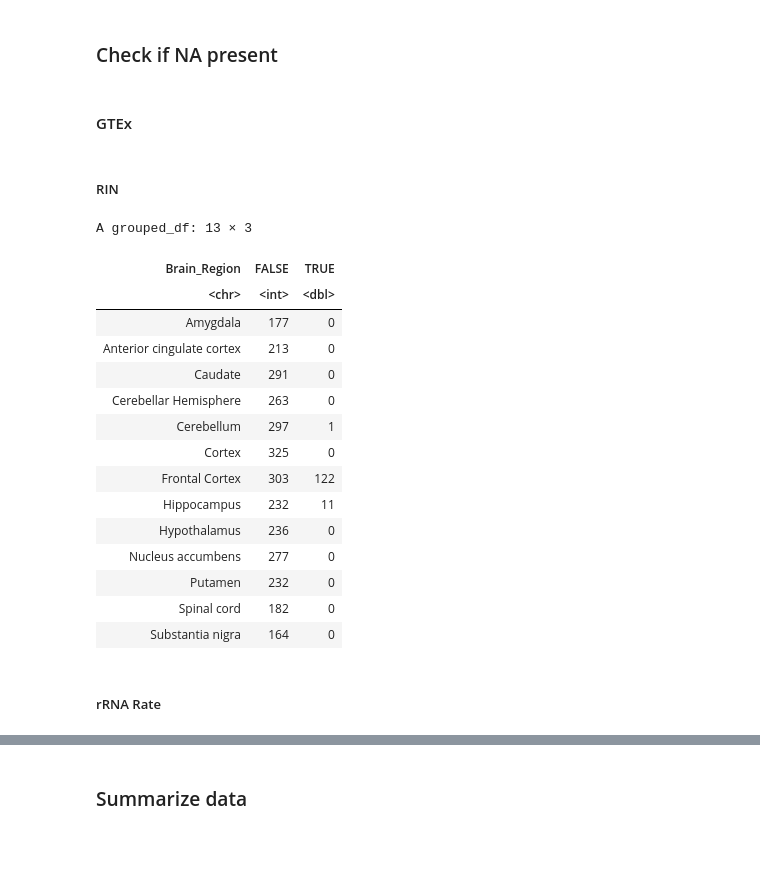
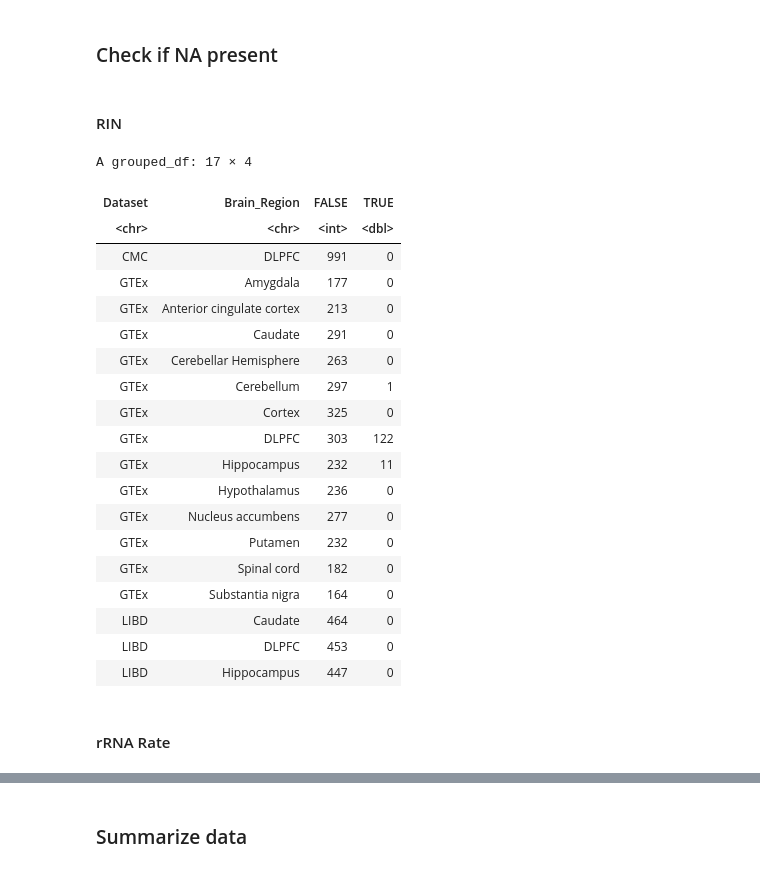
Before and after one commit to LieberInstitute/BrainSeqPhase3Caudate, a Jupyter notebook: quality_control/public_data_comparison/_h/main.ipynb, the cells around one changed output, grey strips where cells are left out. Drawn from its saved outputs; the diff is of its cells as text; code cells hidden in the pictures; blank space fills up the shorter version.

Commit message:
updated to combine datasets for NA check

```diff
--- a/quality_control/public_data_comparison/_h/main.ipynb
+++ b/quality_control/public_data_comparison/_h/main.ipynb
@@ -157,30 +157,32 @@ df$Brain_Region %>% unique
 # %% [markdown]
 ### Check if NA present
 # %% [markdown]
-#### GTEx
+#### RIN
-# %% [markdown]
-##### RIN
 # %%
-gtex %>% group_by(Brain_Region) %>% count(is.na(RIN)) %>%
+df %>% group_by(Dataset, Brain_Region) %>% count(is.na(RIN)) %>%
     pivot_wider(names_from=`is.na(RIN)`, values_from="n") %>%
     mutate("TRUE"=replace_na(`TRUE`,0))
 # %% [output]
-A grouped_df: 13 × 3
+A grouped_df: 17 × 4
-| Brain_Region | FALSE | TRUE |
-| <chr> | <int> | <dbl> |
-| Amygdala | 177 | 0 |
-| Anterior cingulate cortex | 213 | 0 |
-| Caudate | 291 | 0 |
-| Cerebellar Hemisphere | 263 | 0 |
-| Cerebellum | 297 | 1 |
-| Cortex | 325 | 0 |
-| Frontal Cortex | 303 | 122 |
-| Hippocampus | 232 | 11 |
-| Hypothalamus | 236 | 0 |
-| Nucleus accumbens | 277 | 0 |
-| Putamen | 232 | 0 |
-| Spinal cord | 182 | 0 |
-| Substantia nigra | 164 | 0 |
+| Dataset | Brain_Region | FALSE | TRUE |
+| <chr> | <chr> | <int> | <dbl> |
+| CMC | DLPFC | 991 | 0 |
+| GTEx | Amygdala | 177 | 0 |
+| GTEx | Anterior cingulate cortex | 213 | 0 |
+| GTEx | Caudate | 291 | 0 |
+| GTEx | Cerebellar Hemisphere | 263 | 0 |
+| GTEx | Cerebellum | 297 | 1 |
+| GTEx | Cortex | 325 | 0 |
+| GTEx | DLPFC | 303 | 122 |
+| GTEx | Hippocampus | 232 | 11 |
+| GTEx | Hypothalamus | 236 | 0 |
+| GTEx | Nucleus accumbens | 277 | 0 |
+| GTEx | Putamen | 232 | 0 |
+| GTEx | Spinal cord | 182 | 0 |
+| GTEx | Substantia nigra | 164 | 0 |
+| LIBD | Caudate | 464 | 0 |
+| LIBD | DLPFC | 453 | 0 |
+| LIBD | Hippocampus | 447 | 0 |
 # %% [markdown]
-##### rRNA Rate
+#### rRNA Rate
 # %%
```
Also changed, not shown: parts of 17 cells of this notebook, 6 other files.
